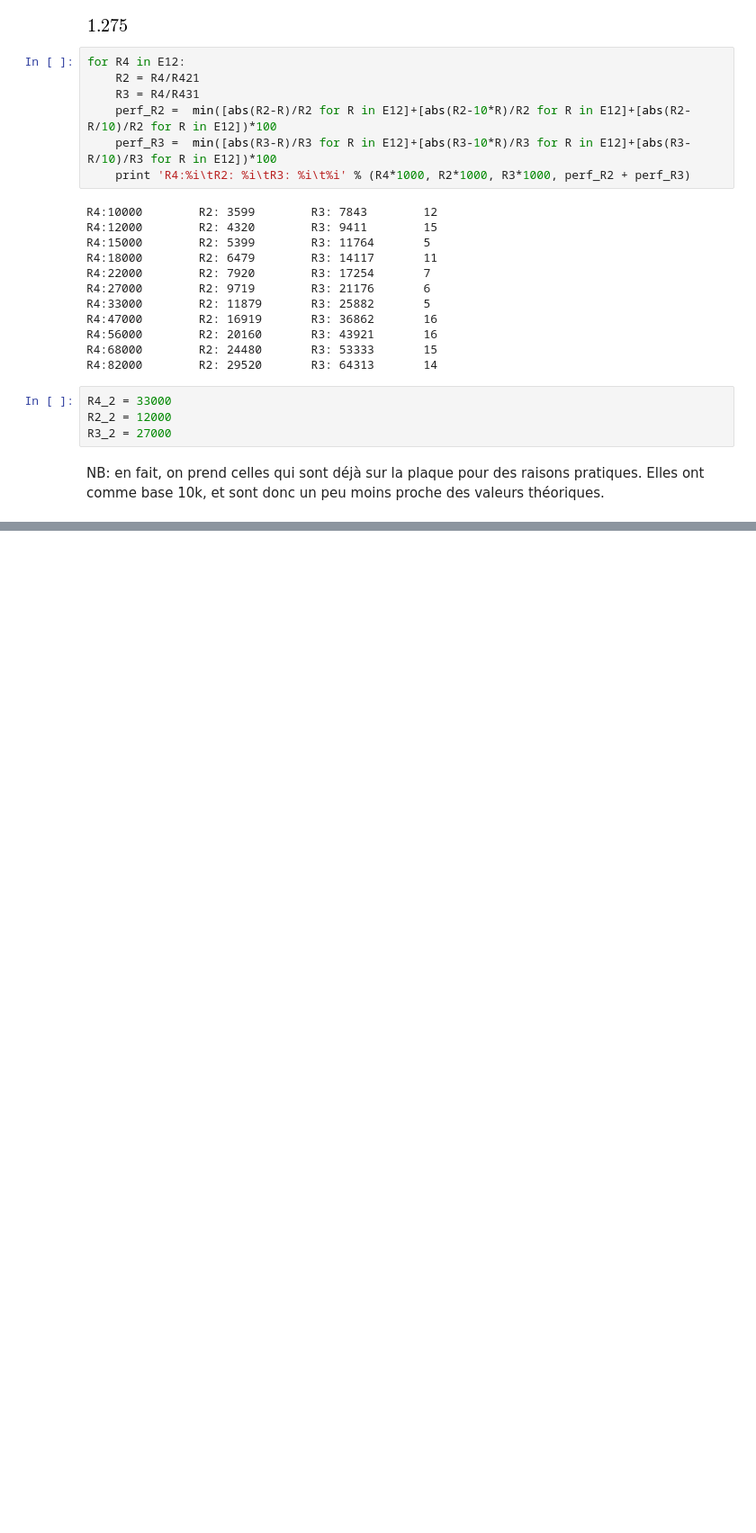
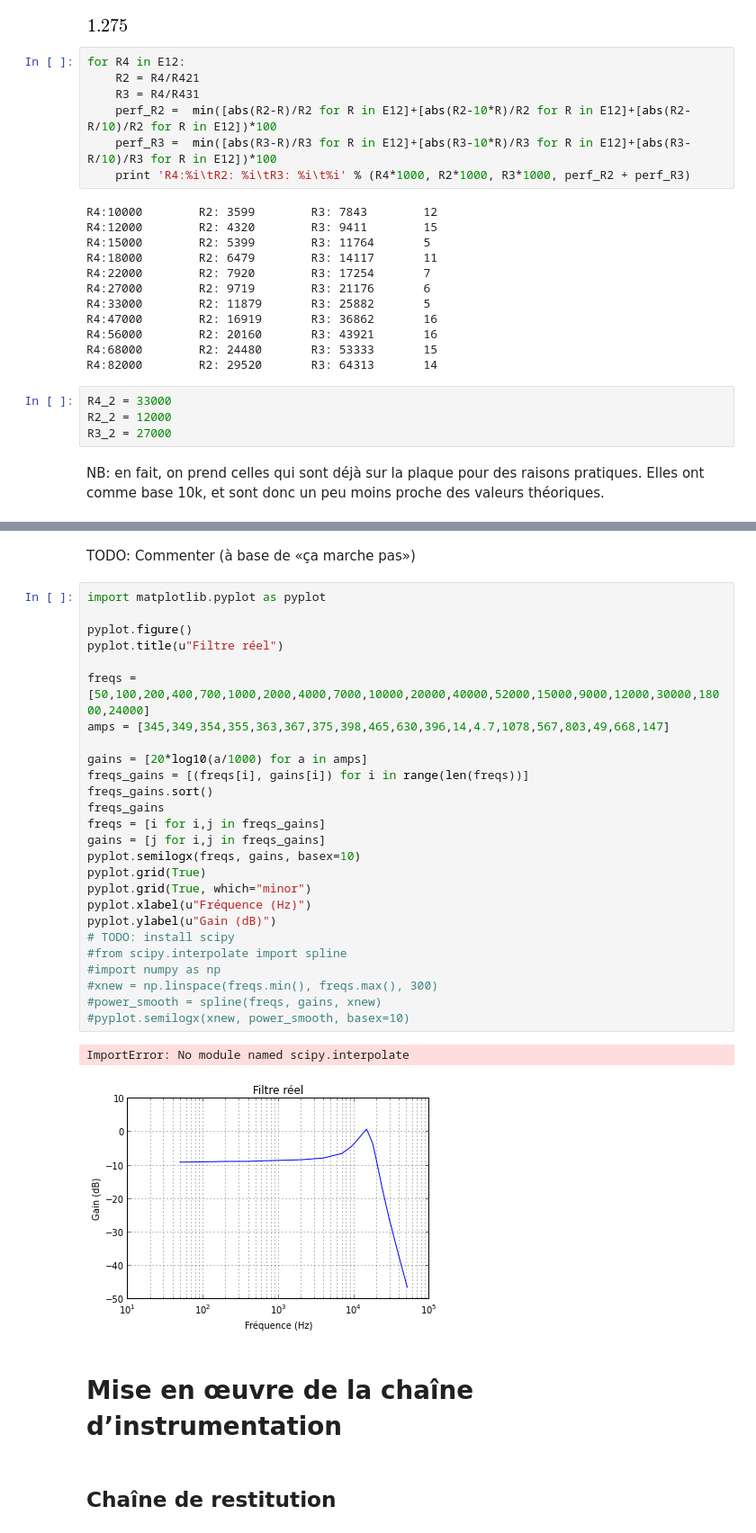
Before and after one commit to nim65s/N7, a Jupyter notebook: cours/TP Chaine d’Instrumentation.ipynb, the cells around one changed output, grey strips where cells are left out. Shown at 90% size. Saved outputs shown, nothing was run; the diff lists cells and outputs as text; blank space fills up the shorter version.

```diff
--- a/cours/TP Chaine d’Instrumentation.ipynb
+++ b/cours/TP Chaine d’Instrumentation.ipynb
@@ -180,0 +197,35 @@ NB: en fait, on prend celles qui sont déjà sur la plaque pour des raisons prat
+# %% [markdown]
+TODO: Commenter (à base de «ça marche pas»)
+# %%
+import matplotlib.pyplot as pyplot
+
+pyplot.figure()
+pyplot.title(u"Filtre réel")
+
+freqs = [50,100,200,400,700,1000,2000,4000,7000,10000,20000,40000,52000,15000,9000,12000,30000,18000,24000]
+amps = [345,349,354,355,363,367,375,398,465,630,396,14,4.7,1078,567,803,49,668,147]
+
+gains = [20*log10(a/1000) for a in amps]
+freqs_gains = [(freqs[i], gains[i]) for i in range(len(freqs))]
+freqs_gains.sort()
+freqs_gains
+freqs = [i for i,j in freqs_gains]
+gains = [j for i,j in freqs_gains]
+pyplot.semilogx(freqs, gains, basex=10)
+pyplot.grid(True)
+pyplot.grid(True, which="minor")
+pyplot.xlabel(u"Fréquence (Hz)")
+pyplot.ylabel(u"Gain (dB)")
+# TODO: install scipy
+#from scipy.interpolate import spline
+#import numpy as np
+#xnew = np.linspace(freqs.min(), freqs.max(), 300)
+#power_smooth = spline(freqs, gains, xnew)
+#pyplot.semilogx(xnew, power_smooth, basex=10)
+# %% [output]
+ImportError: No module named scipy.interpolate
+[figure, added]
+# %% [markdown]
+# Mise en œuvre de la chaîne d’instrumentation
+# %% [markdown]
+## Chaîne de restitution
```
Also changed, not shown: parts of 13 cells of this notebook, 4 other files.
